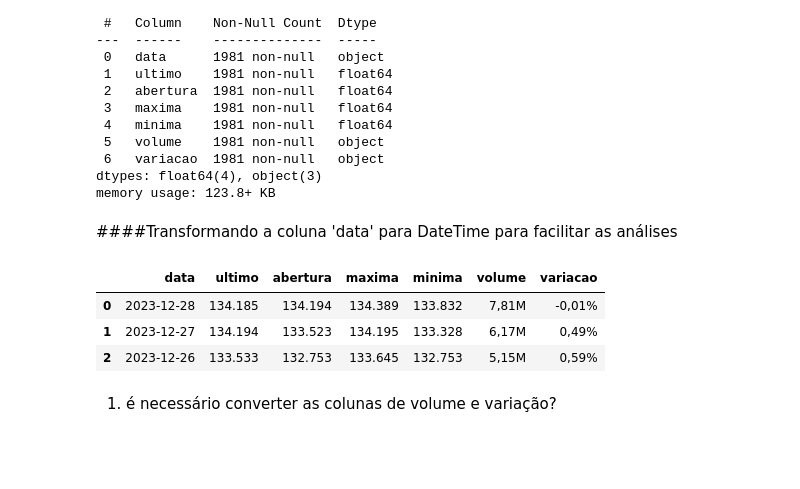
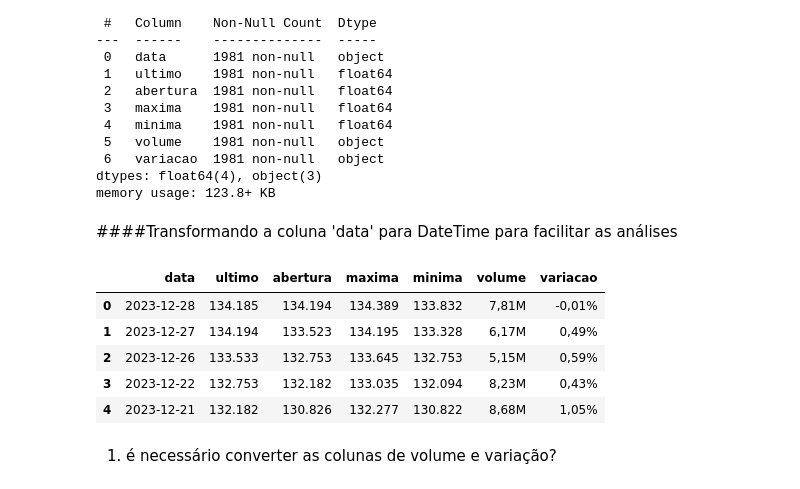
Before and after one commit to thaynnaraluciano/techChallenge2, a Jupyter notebook: TechChallenge_8anos.ipynb, the cells around one changed output. Cells and saved outputs as stored; diff of their text form; code cells hidden in the pictures; blank space fills up the shorter version.

```diff
--- a/TechChallenge_8anos.ipynb
+++ b/TechChallenge_8anos.ipynb
@@ -102,12 +102,14 @@ memory usage: 123.8+ KB
 ####Transformando a coluna 'data' para DateTime para facilitar as análises
 # %%
 df['data'] = pd.to_datetime(df['data'])
-df.head(3)
+df.head()
 # %% [output]
 |  | data | ultimo | abertura | maxima | minima | volume | variacao |
 | 0 | 2023-12-28 | 134.185 | 134.194 | 134.389 | 133.832 | 7,81M | -0,01% |
 | 1 | 2023-12-27 | 134.194 | 133.523 | 134.195 | 133.328 | 6,17M | 0,49% |
 | 2 | 2023-12-26 | 133.533 | 132.753 | 133.645 | 132.753 | 5,15M | 0,59% |
+| 3 | 2023-12-22 | 132.753 | 132.182 | 133.035 | 132.094 | 8,23M | 0,43% |
+| 4 | 2023-12-21 | 132.182 | 130.826 | 132.277 | 130.822 | 8,68M | 1,05% |
 # %% [markdown]
 1. é necessário converter as colunas de volume e variação?
 # %%
```
Also changed, not shown: parts of 14 cells of this notebook.
